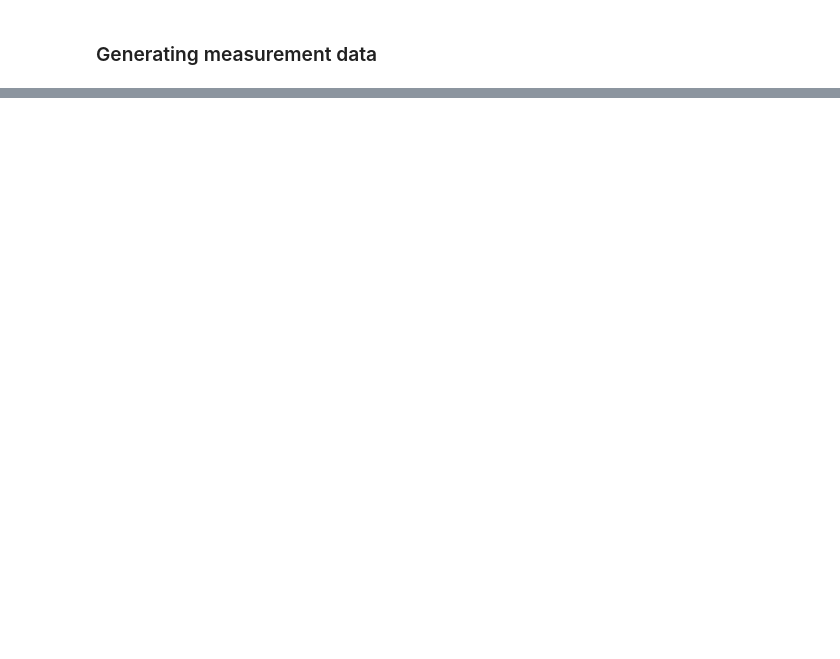
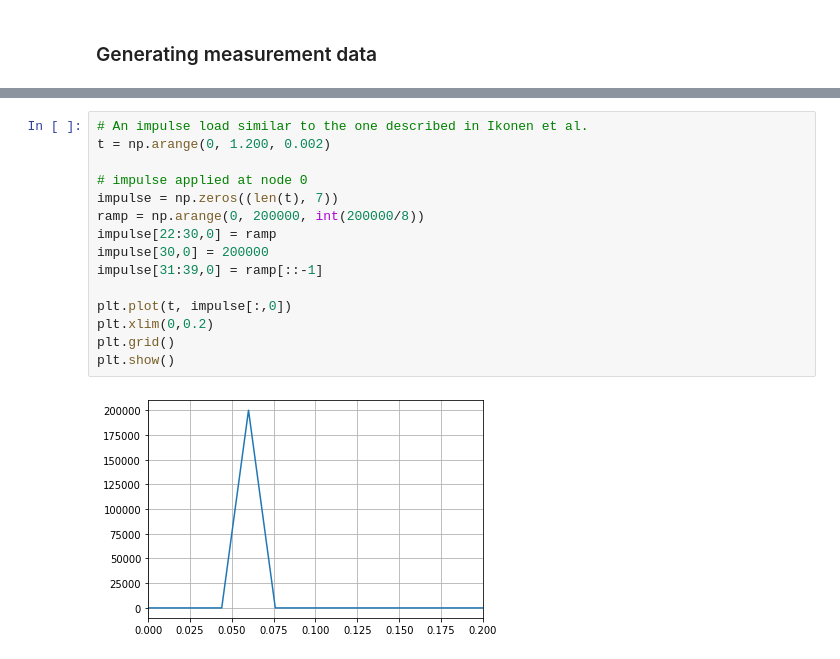
Before and after one commit to urho-h/torque_estimation_masters, a Jupyter notebook: notebooks/test_ikonen_ot.ipynb, the cells around one changed output, grey strips where cells are left out. Cells and saved outputs as stored; diff of their text form; blank space fills up the shorter version.

```diff
--- a/notebooks/test_ikonen_ot.ipynb
+++ b/notebooks/test_ikonen_ot.ipynb
@@ -334,0 +322,17 @@ plt.show()
+# %%
+# An impulse load similar to the one described in Ikonen et al.
+t = np.arange(0, 1.200, 0.002)
+
+# impulse applied at node 0
+impulse = np.zeros((len(t), 7))
+ramp = np.arange(0, 200000, int(200000/8))
+impulse[22:30,0] = ramp
+impulse[30,0] = 200000
+impulse[31:39,0] = ramp[::-1]
+
+plt.plot(t, impulse[:,0])
+plt.xlim(0,0.2)
+plt.grid()
+plt.show()
+# %% [output]
+[figure, added]
```
Also changed, not shown: parts of 28 cells of this notebook.
